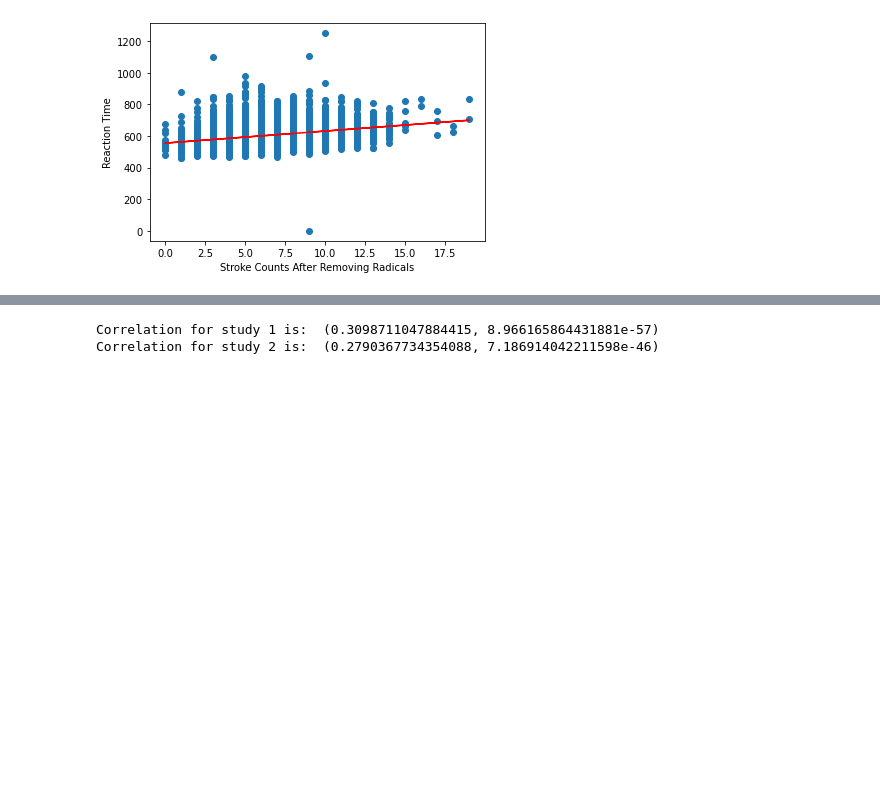
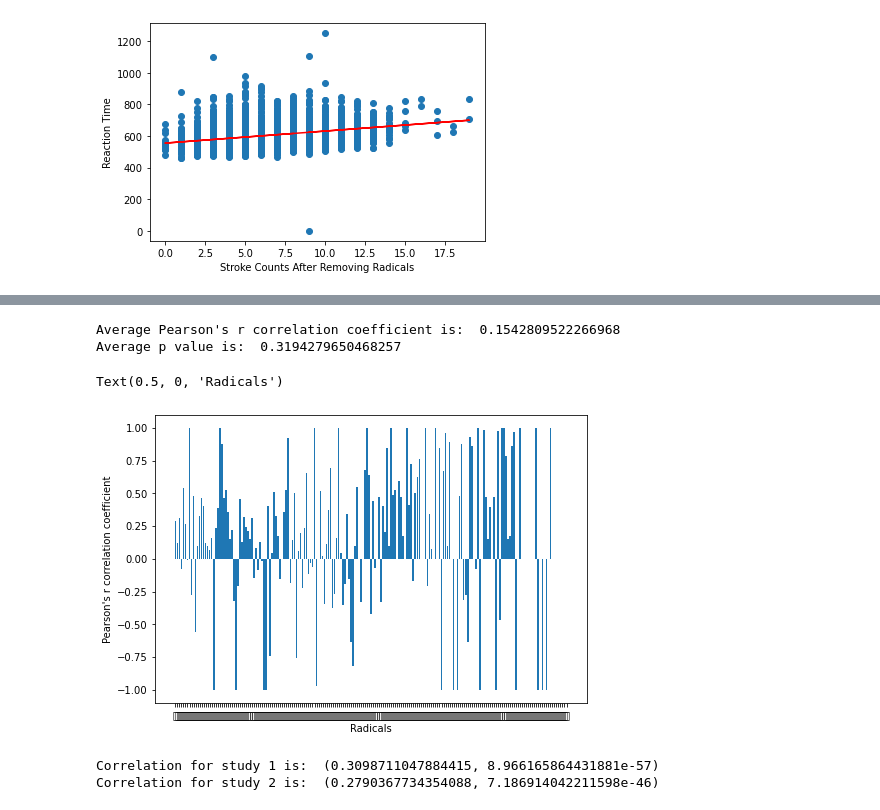
Before and after one commit to MageAccelerator/COG403-Project, a Jupyter notebook: 403 Project.ipynb, the cells around one changed output, grey strips where cells are left out. Saved outputs shown, nothing was run; the diff lists cells and outputs as text; code cells hidden in the pictures; blank space fills up the shorter version.

```diff
--- a/403 Project.ipynb
+++ b/403 Project.ipynb
@@ -77,0 +111,18 @@ for i in range(len(char)):
+# %%
+######################## Study 3 ########################
+# Compare rt for radical_removed characters within each radical.
+
+# Get all the radicals used in the study
+radicals = []
+for k in radical_list:
+    if k not in radicals:
+        radicals.append(k)
+
+# Get the dictionary containing all characters for each radical.
+radical_dict = {}
+for k in radicals:
+    l = []
+    for i in range(len(new_char)):
+        if radical_list[i] == k:
+            l.append(new_char[i])
+    radical_dict[k] = l
@@ -112,3 +171,24 @@ plt.ylabel("Reaction Time")
 # %% [output]
 Text(0, 0.5, 'Reaction Time')
 [figure]
+# %%
+# Study 3 analysis
+r_value_list = []
+p_value_list = []
+for j in radicals:
+    r = []
+    for i in range(len(new_rt)):
+        if radical_list[i] == j:
+            r.append(new_rt[i])
+
+    s = []
+    for i in range(len(new_char)):
+        if radical_list[i] == j:
+            s.append(radical_removed[i])
+
+    result_3 = stats.linregress(s, r)
+    slope, intercept, r_value, p_value, std_err = result_3
+    r_value_list.append(r_value)
+    if r_value != 0:
+        p_value_list.append(p_value)
+    print("Radical:", j, "\n" , result_3)
@@ -115,3 +213,21 @@ Text(0, 0.5, 'Reaction Time')
+# %%
+ave_r = sum(r_value_list)/len(r_value_list)
+print("Average Pearson's r correlation coefficient is: ", ave_r)
+
+ave_p = sum(p_value_list)/len(p_value_list)
+print("Average p value is: ", ave_p)
+# %% [output]
+Average Pearson's r correlation coefficient is:  0.1542809522266968
+Average p value is:  0.3194279650468257
+# %%
+fig = plt.figure()
+ax = fig.add_axes([0,0,1,1])
+ax.bar(radicals, r_value_list)
+plt.ylabel("Pearson's r correlation coefficient")
+plt.xlabel("Radicals")
+# %% [output]
+Text(0.5, 0, 'Radicals')
+[figure, added]
 # %%
 # correlation analysis
 from scipy.stats import pearsonr
```
Also changed, not shown: parts of 8 cells of this notebook.
